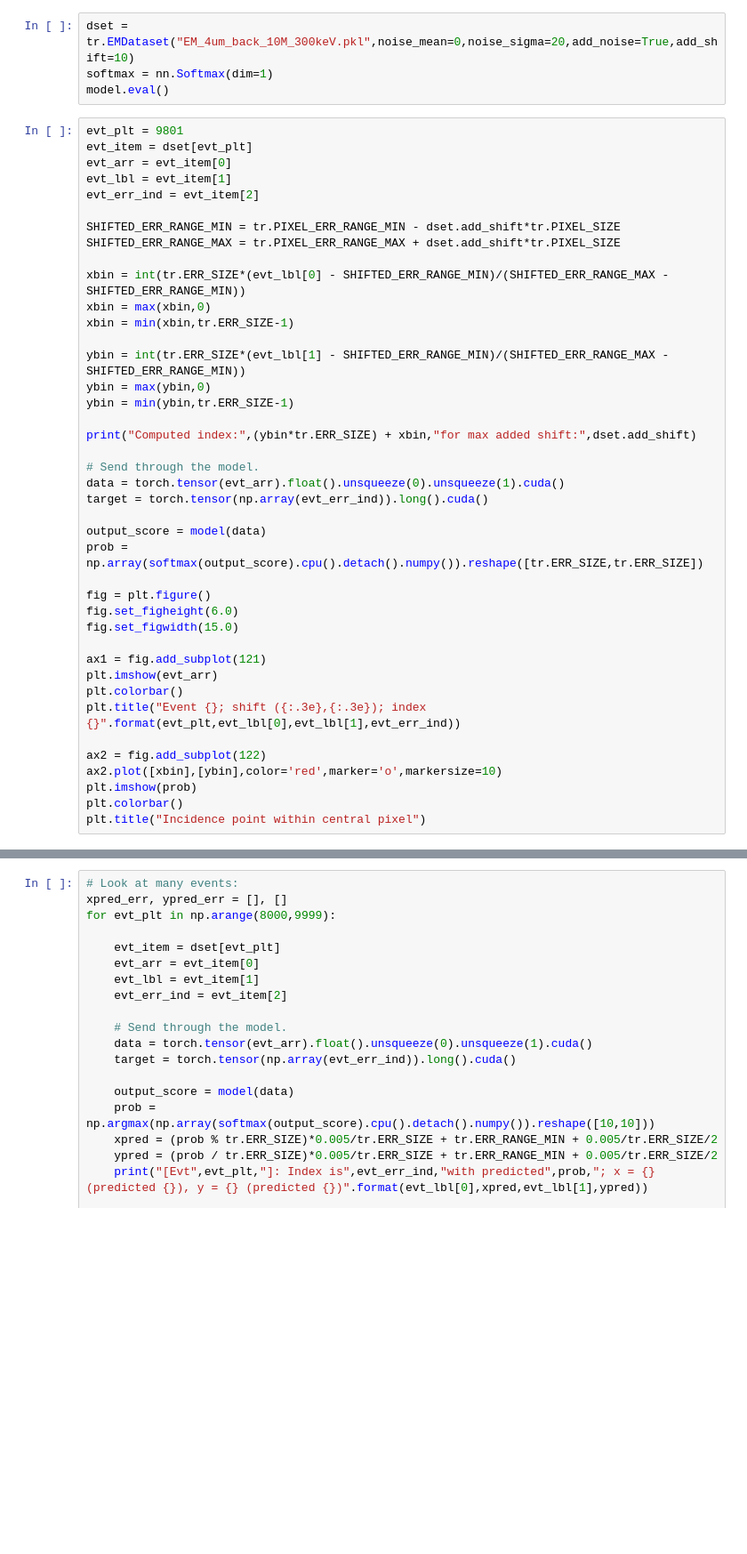
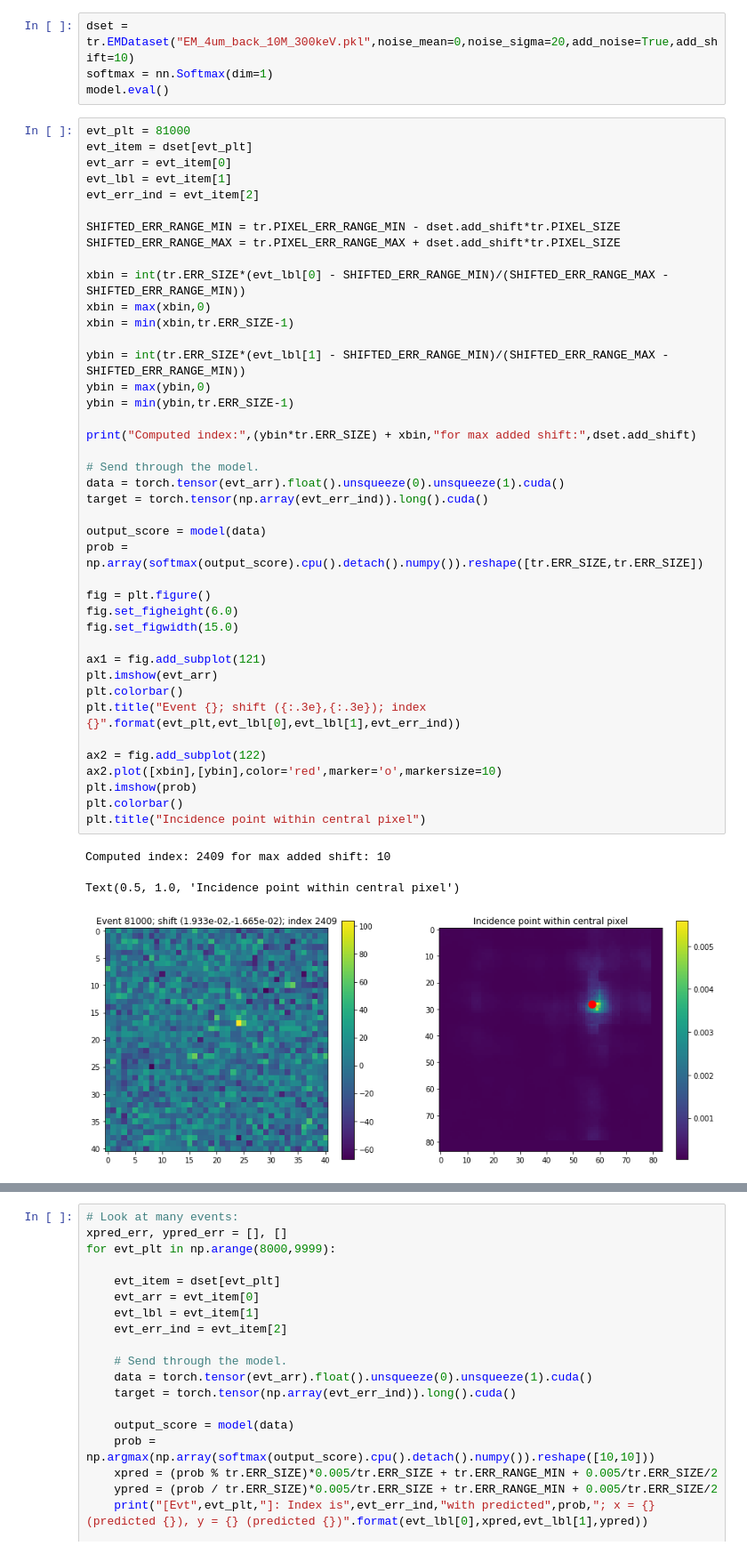
Before and after one commit to jerenner/emsim, a Jupyter notebook: emsim.ipynb, the cells around one changed output, grey strips where cells are left out. Shown at 89% size. Drawn from its saved outputs; the diff is of its cells as text; blank space fills up the shorter version.

```diff
--- a/emsim.ipynb
+++ b/emsim.ipynb
@@ -245,7 +446,7 @@ dset = tr.EMDataset("EM_4um_back_10M_300keV.pkl",noise_mean=0,noise_sigma=20,add
 softmax = nn.Softmax(dim=1)
 model.eval()
 # %%
-evt_plt = 9801
+evt_plt = 81000
 evt_item = dset[evt_plt]
 evt_arr = evt_item[0]
 evt_lbl = evt_item[1]
@@ -258,30 +459,34 @@ xbin = int(tr.ERR_SIZE*(evt_lbl[0] - SHIFTED_ERR_RANGE_MIN)/(SHIFTED_ERR_RANGE_M
 xbin = max(xbin,0)
 xbin = min(xbin,tr.ERR_SIZE-1)
 
 ybin = int(tr.ERR_SIZE*(evt_lbl[1] - SHIFTED_ERR_RANGE_MIN)/(SHIFTED_ERR_RANGE_MAX - SHIFTED_ERR_RANGE_MIN))
 ybin = max(ybin,0)
 ybin = min(ybin,tr.ERR_SIZE-1)
 
 print("Computed index:",(ybin*tr.ERR_SIZE) + xbin,"for max added shift:",dset.add_shift)
 
 # Send through the model.
 data = torch.tensor(evt_arr).float().unsqueeze(0).unsqueeze(1).cuda()
 target = torch.tensor(np.array(evt_err_ind)).long().cuda()
 
 output_score = model(data)
 prob = np.array(softmax(output_score).cpu().detach().numpy()).reshape([tr.ERR_SIZE,tr.ERR_SIZE])
 
 fig = plt.figure()
 fig.set_figheight(6.0)
 fig.set_figwidth(15.0)
 
 ax1 = fig.add_subplot(121)
 plt.imshow(evt_arr)
 plt.colorbar()
 plt.title("Event {}; shift ({:.3e},{:.3e}); index {}".format(evt_plt,evt_lbl[0],evt_lbl[1],evt_err_ind))
 
 ax2 = fig.add_subplot(122)
 ax2.plot([xbin],[ybin],color='red',marker='o',markersize=10)
 plt.imshow(prob)
 plt.colorbar()
 plt.title("Incidence point within central pixel")
+# %% [output]
+Computed index: 2409 for max added shift: 10
+Text(0.5, 1.0, 'Incidence point within central pixel')
+[figure, added]
```
Also changed, not shown: parts of 11 cells of this notebook.
